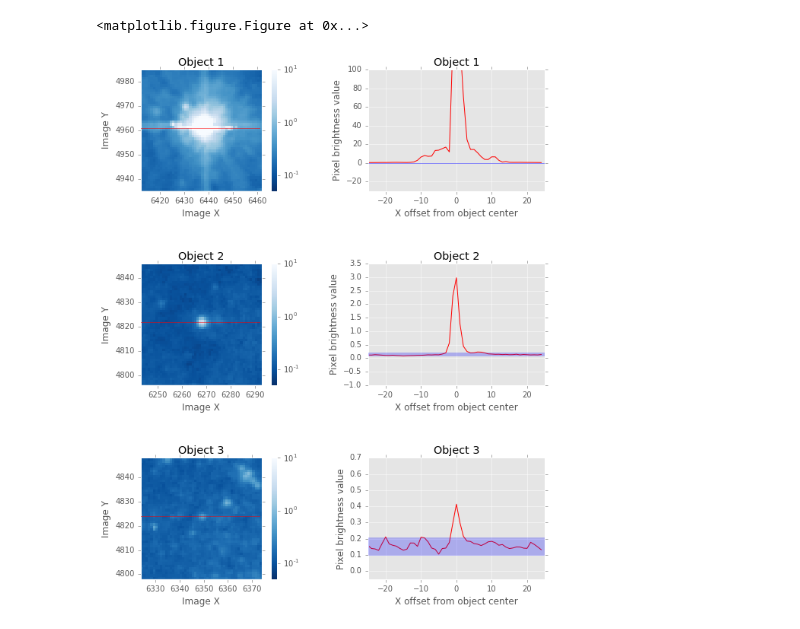
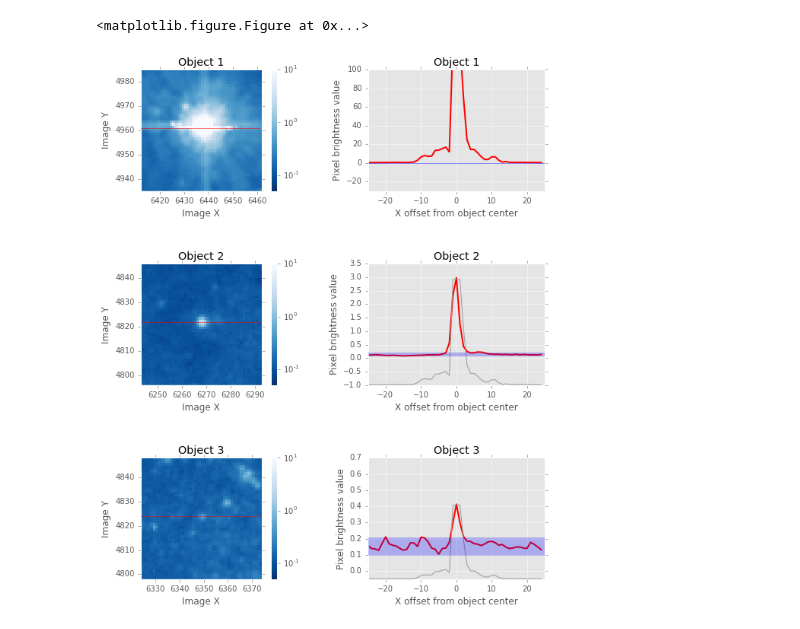
Before and after one commit to willclarkson/dearbornHLAscratch, a Jupyter notebook: notebooks/stampsPSF_2016-07-07.ipynb, the cells around one changed output. Saved outputs shown, nothing was run; the diff lists cells and outputs as text; code cells hidden in the pictures.

Commit message:
Added SCHEMATIC of template PSF

```diff
--- a/notebooks/stampsPSF_2016-07-07.ipynb
+++ b/notebooks/stampsPSF_2016-07-07.ipynb
@@ -65,6 +65,7 @@ stampSz = [50,50]
 constYrange = False
 bigBright = False
 readVertical = True
+showTemplate = True
 # %%
 fig = plt.figure(1, figsize=(13,5))
 # %% [output]
@@ -82,6 +83,10 @@ if readVertical:
     plt.subplots_adjust(hspace=0.6, wspace=0.4)
 else:
     plt.subplots_adjust(hspace=0.4, wspace=0.5)
+
+# make the curves accessible to following loops
+xCurves = []
+yCurves = []
 
 for iPatch in range(len(tStars)):
 
@@ -129,32 +134,48 @@ for iPatch in range(len(tStars)):
     if readVertical:
         plt.subplot(len(tStars), 2, iPatch*2+2)
     else:
         plt.subplot(2, len(tStars), iPatch + 1 + len(tStars))
-    plt.plot(lCut-xc, vCut, color=cLine)
+
+    lww=1
+    if showTemplate:
+        lww=2
+    plt.plot(lCut-xc, vCut, color=cLine, lw=lww)
+
+    xCurves.append(lCut-xc)
+    yCurves.append(vCut)
 
     # some custom limits to make this stand out a little better
     yLos = [-30., -1.0, -0.05]
     yHis = [100., 3.5, 0.7]
 
     if constYrange:
         yLos = np.repeat(0, 3)
         yHis = np.repeat(1.0,3)
     plt.ylim(yLos[iPatch], yHis[iPatch])
     plt.xlim(iLo-xc, iHi-xc)
+
+    if showTemplate:
+        if iPatch == 1:
+            plt.plot(xCurves[0], yCurves[0]*0.03 - 1., color='0.6')
+
+        if iPatch == 2:
+            plt.plot(xCurves[0], yCurves[0]*0.0035 - 0.05, color='0.6')
+
+
 
     # filler for "noise" level
     alphaPoly = 0.25
     if iPatch < 1 and not constYrange:
         alphaPoly = 0.85
     xPoly = np.array([iLo, iHi, iHi, iLo, iLo])-xc
     yPoly = np.array([0.1, 0.1, 0.21, 0.21, 0.1])
     plt.fill(xPoly, yPoly, zorder=10, alpha=alphaPoly, color=cNoise)
 
     plt.xlabel('X offset from object center')
     plt.ylabel('Pixel brightness value')
     plt.title('Object %i' % (iPatch+1))
 
 # save the figure to disk
 plt.savefig('TEST_stamps.png')
 # %% [output]
-[figure, old version]
+[figure, new version]
```
